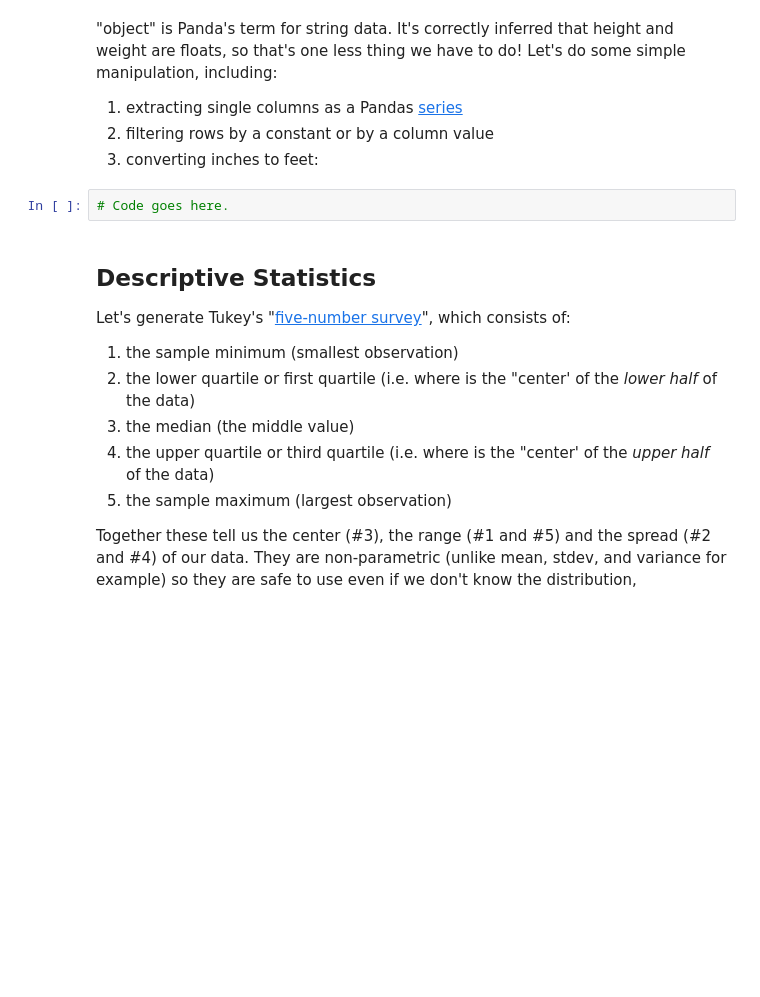
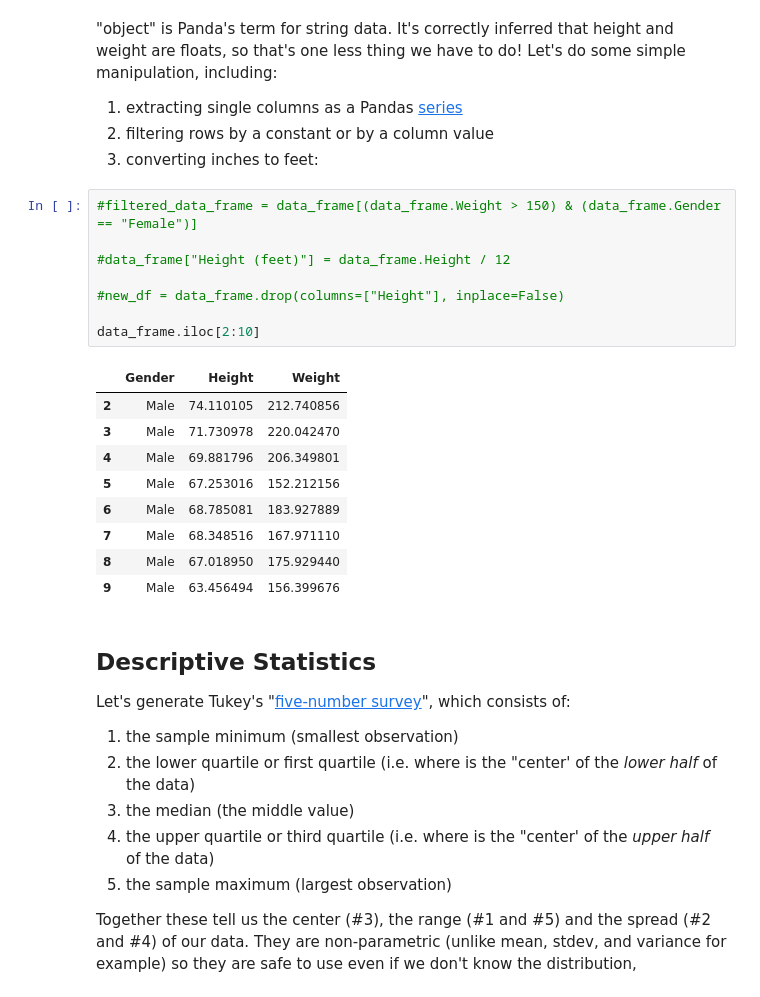
Before and after one commit to rjzak/cmsc-210, a Jupyter notebook: cmsc_291/examples/lecture_10/notebooks/Exploratory-Data-Analysis.ipynb, the cells around one changed output. Drawn from its saved outputs; the diff is of its cells as text; blank space fills up the shorter version.

```diff
--- a/cmsc_291/examples/lecture_10/notebooks/Exploratory-Data-Analysis.ipynb
+++ b/cmsc_291/examples/lecture_10/notebooks/Exploratory-Data-Analysis.ipynb
@@ -43,8 +28,24 @@ dtype: object
 1. extracting single columns as a Pandas [series](https://pandas.pydata.org/pandas-docs/stable/reference/api/pandas.Series.html)
 2. filtering rows by a constant or by a column value
 3. converting inches to feet:
-# %%
-# Code goes here.
+# %%
+#filtered_data_frame = data_frame[(data_frame.Weight > 150) & (data_frame.Gender == "Female")]
+
+#data_frame["Height (feet)"] = data_frame.Height / 12
+
+#new_df = data_frame.drop(columns=["Height"], inplace=False)
+
+data_frame.iloc[2:10]
+# %% [output]
+|  | Gender | Height | Weight |
+| 2 | Male | 74.110105 | 212.740856 |
+| 3 | Male | 71.730978 | 220.042470 |
+| 4 | Male | 69.881796 | 206.349801 |
+| 5 | Male | 67.253016 | 152.212156 |
+| 6 | Male | 68.785081 | 183.927889 |
+| 7 | Male | 68.348516 | 167.971110 |
+| 8 | Male | 67.018950 | 175.929440 |
+| 9 | Male | 63.456494 | 156.399676 |
 # %% [markdown]
 ## Descriptive Statistics
 
```
Also changed, not shown: parts of 1 cell of this notebook, 6 other files.
